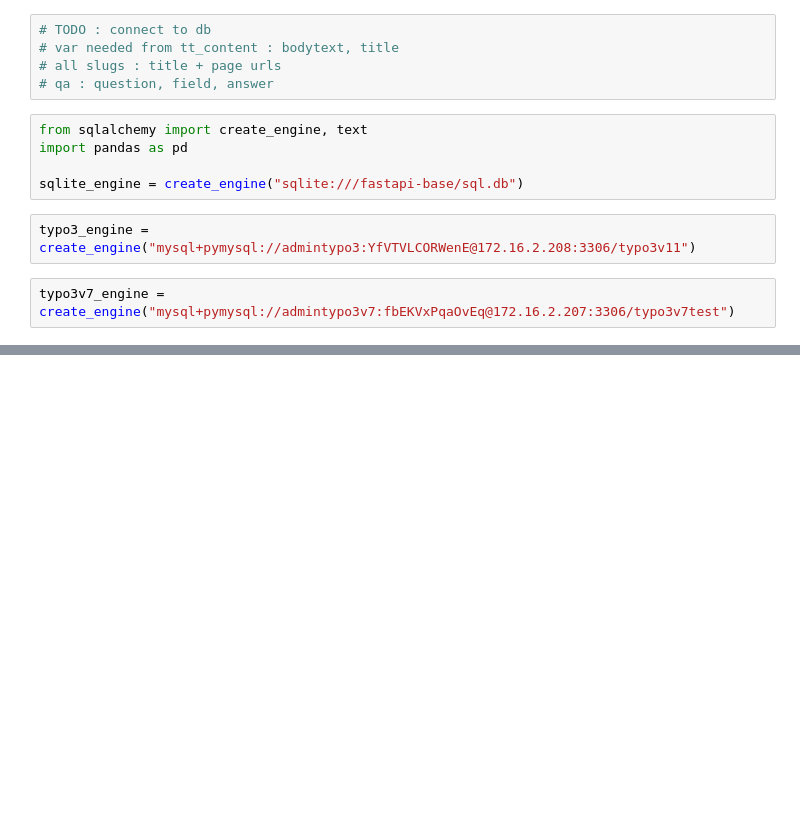
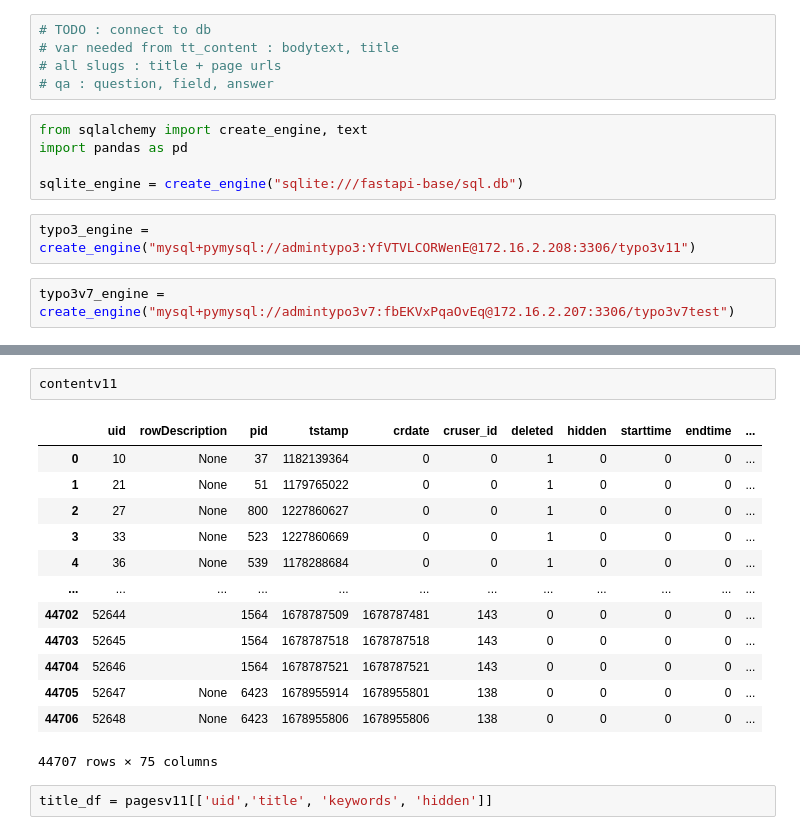
Before and after one commit to Flockyy/Chatbot_API, a Jupyter notebook: notebooks/data_processing.ipynb, the cells around one changed output, grey strips where cells are left out. Drawn from its saved outputs; the diff is of its cells as text; blank space fills up the shorter version.

```diff
--- a/notebooks/data_processing.ipynb
+++ b/notebooks/data_processing.ipynb
@@ -128,0 +125,18 @@ tmptexts
+# %%
+contentv11
+# %% [output]
+|  | uid | rowDescription | pid | tstamp | crdate | cruser_id | deleted | hidden | starttime | endtime | ... |
+| 0 | 10 | None | 37 | 1182139364 | 0 | 0 | 1 | 0 | 0 | 0 | ... |
+| 1 | 21 | None | 51 | 1179765022 | 0 | 0 | 1 | 0 | 0 | 0 | ... |
+| 2 | 27 | None | 800 | 1227860627 | 0 | 0 | 1 | 0 | 0 | 0 | ... |
+| 3 | 33 | None | 523 | 1227860669 | 0 | 0 | 1 | 0 | 0 | 0 | ... |
+| 4 | 36 | None | 539 | 1178288684 | 0 | 0 | 1 | 0 | 0 | 0 | ... |
+| ... | ... | ... | ... | ... | ... | ... | ... | ... | ... | ... | ... |
+| 44702 | 52644 |  | 1564 | 1678787509 | 1678787481 | 143 | 0 | 0 | 0 | 0 | ... |
+| 44703 | 52645 |  | 1564 | 1678787518 | 1678787518 | 143 | 0 | 0 | 0 | 0 | ... |
+| 44704 | 52646 |  | 1564 | 1678787521 | 1678787521 | 143 | 0 | 0 | 0 | 0 | ... |
+| 44705 | 52647 | None | 6423 | 1678955914 | 1678955801 | 138 | 0 | 0 | 0 | 0 | ... |
+| 44706 | 52648 | None | 6423 | 1678955806 | 1678955806 | 138 | 0 | 0 | 0 | 0 | ... |
+44707 rows × 75 columns
+# %%
+title_df = pagesv11[['uid','title', 'keywords', 'hidden']]
```
Also changed, not shown: parts of 26 cells of this notebook, 35 other files.
